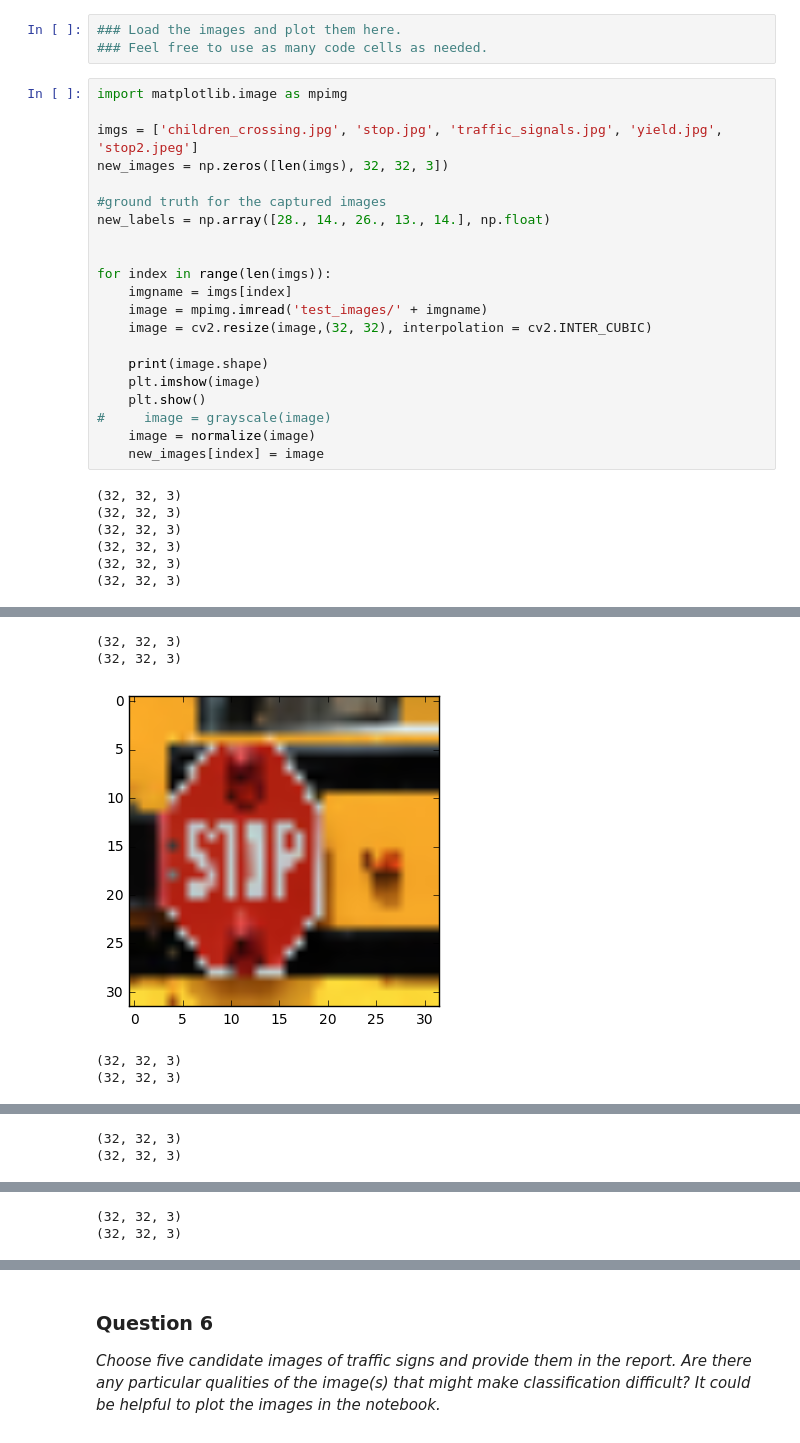
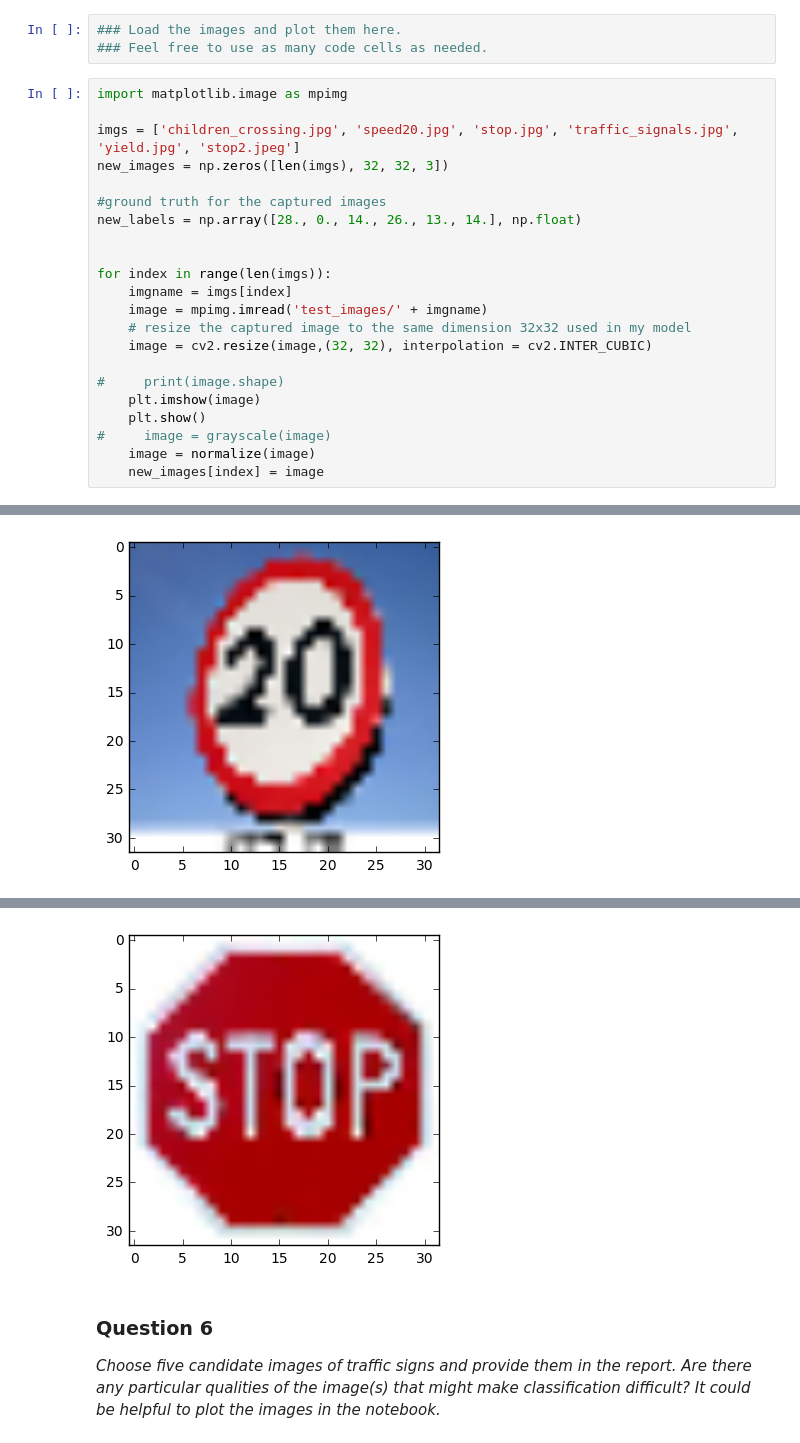
Before and after one commit to luqiang21/CarND-Traffic-Signs, a Jupyter notebook: Traffic_Signs_Recognition.ipynb, the cells around one changed output, grey strips where cells are left out. Drawn from its saved outputs; the diff is of its cells as text.

```diff
--- a/Traffic_Signs_Recognition.ipynb
+++ b/Traffic_Signs_Recognition.ipynb
@@ -453,34 +452,25 @@ Use the code cell (or multiple code cells, if necessary) to implement the first
 # %%
 import matplotlib.image as mpimg
 
-imgs = ['children_crossing.jpg', 'stop.jpg', 'traffic_signals.jpg', 'yield.jpg', 'stop2.jpeg']
+imgs = ['children_crossing.jpg', 'speed20.jpg', 'stop.jpg', 'traffic_signals.jpg', 'yield.jpg', 'stop2.jpeg']
 new_images = np.zeros([len(imgs), 32, 32, 3])
 
 #ground truth for the captured images
-new_labels = np.array([28., 14., 26., 13., 14.], np.float)
+new_labels = np.array([28., 0., 14., 26., 13., 14.], np.float)
 
 
 for index in range(len(imgs)):
     imgname = imgs[index]
     image = mpimg.imread('test_images/' + imgname)
+    # resize the captured image to the same dimension 32x32 used in my model
     image = cv2.resize(image,(32, 32), interpolation = cv2.INTER_CUBIC)
 
-    print(image.shape)
+#     print(image.shape)
     plt.imshow(image)
     plt.show()
 #     image = grayscale(image)
     image = normalize(image)
     new_images[index] = image
 # %% [output]
-(32, 32, 3)
-(32, 32, 3)
-(32, 32, 3)
-(32, 32, 3)
-(32, 32, 3)
-(32, 32, 3)
 [figure]
-(32, 32, 3)
-(32, 32, 3)
-[figure, old version]
+[figure, new version]
-(32, 32, 3)
-(32, 32, 3)
@@ -488,2 +477,0 @@ for index in range(len(imgs)):
-(32, 32, 3)
-(32, 32, 3)
@@ -491,2 +478,0 @@ for index in range(len(imgs)):
-(32, 32, 3)
-(32, 32, 3)
@@ -495,3 +480,4 @@ for index in range(len(imgs)):
+[figure, added]
 # %% [markdown]
 ### Question 6
 
```
Also changed, not shown: parts of 13 cells of this notebook, 3 other files.
